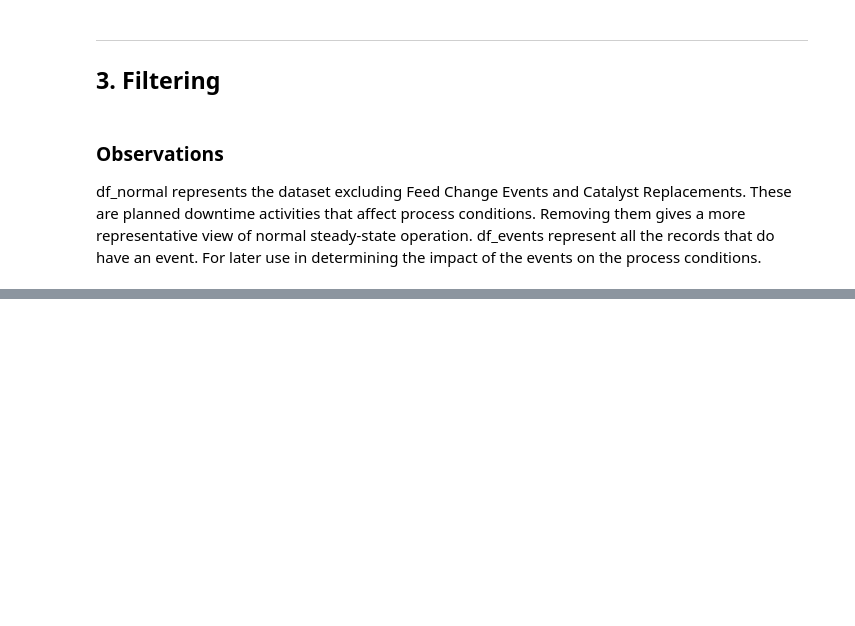
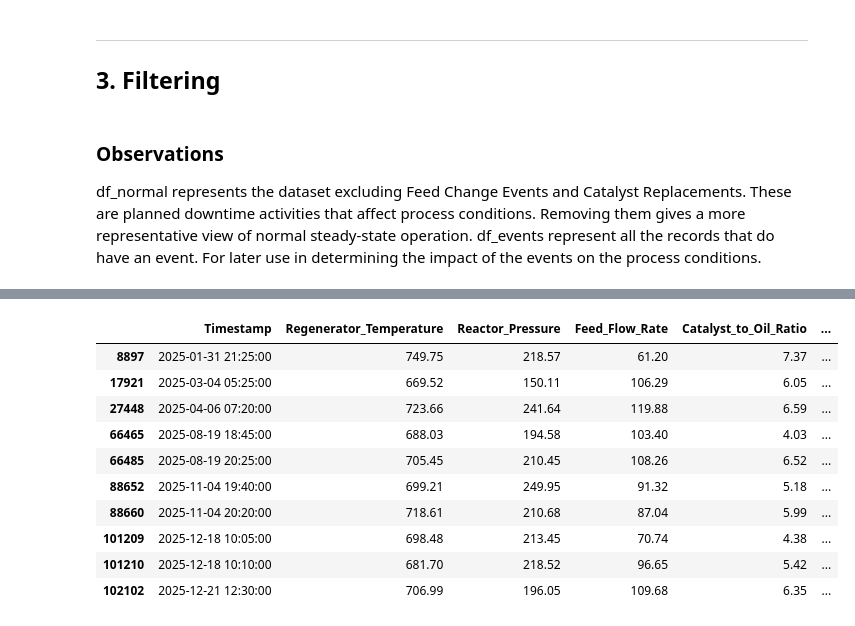
Before and after one commit to gjmelief/fcc-process-analysis, a Jupyter notebook: notebooks/02_pandas_process_health_check.ipynb, the cells around one changed output, grey strips where cells are left out. Cells and saved outputs as stored; diff of their text form; code cells hidden in the pictures; blank space fills up the shorter version.

```diff
--- a/notebooks/02_pandas_process_health_check.ipynb
+++ b/notebooks/02_pandas_process_health_check.ipynb
@@ -119,0 +143,15 @@ df_events = df_fcc[
+# %%
+df_normal_min_yield = df_normal.sort_values(by=['Product_Yield']).head(n=10)
+df_normal_min_yield.sort_values(by=['Timestamp'])
+# %% [output]
+|  | Timestamp | Regenerator_Temperature | Reactor_Pressure | Feed_Flow_Rate | Catalyst_to_Oil_Ratio | ... |
+| 8897 | 2025-01-31 21:25:00 | 749.75 | 218.57 | 61.20 | 7.37 | ... |
+| 17921 | 2025-03-04 05:25:00 | 669.52 | 150.11 | 106.29 | 6.05 | ... |
+| 27448 | 2025-04-06 07:20:00 | 723.66 | 241.64 | 119.88 | 6.59 | ... |
+| 66465 | 2025-08-19 18:45:00 | 688.03 | 194.58 | 103.40 | 4.03 | ... |
+| 66485 | 2025-08-19 20:25:00 | 705.45 | 210.45 | 108.26 | 6.52 | ... |
+| 88652 | 2025-11-04 19:40:00 | 699.21 | 249.95 | 91.32 | 5.18 | ... |
+| 88660 | 2025-11-04 20:20:00 | 718.61 | 210.68 | 87.04 | 5.99 | ... |
+| 101209 | 2025-12-18 10:05:00 | 698.48 | 213.45 | 70.74 | 4.38 | ... |
+| 101210 | 2025-12-18 10:10:00 | 681.70 | 218.52 | 96.65 | 5.42 | ... |
+| 102102 | 2025-12-21 12:30:00 | 706.99 | 196.05 | 109.68 | 6.35 | ... |
```
Also changed, not shown: parts of 7 cells of this notebook.
